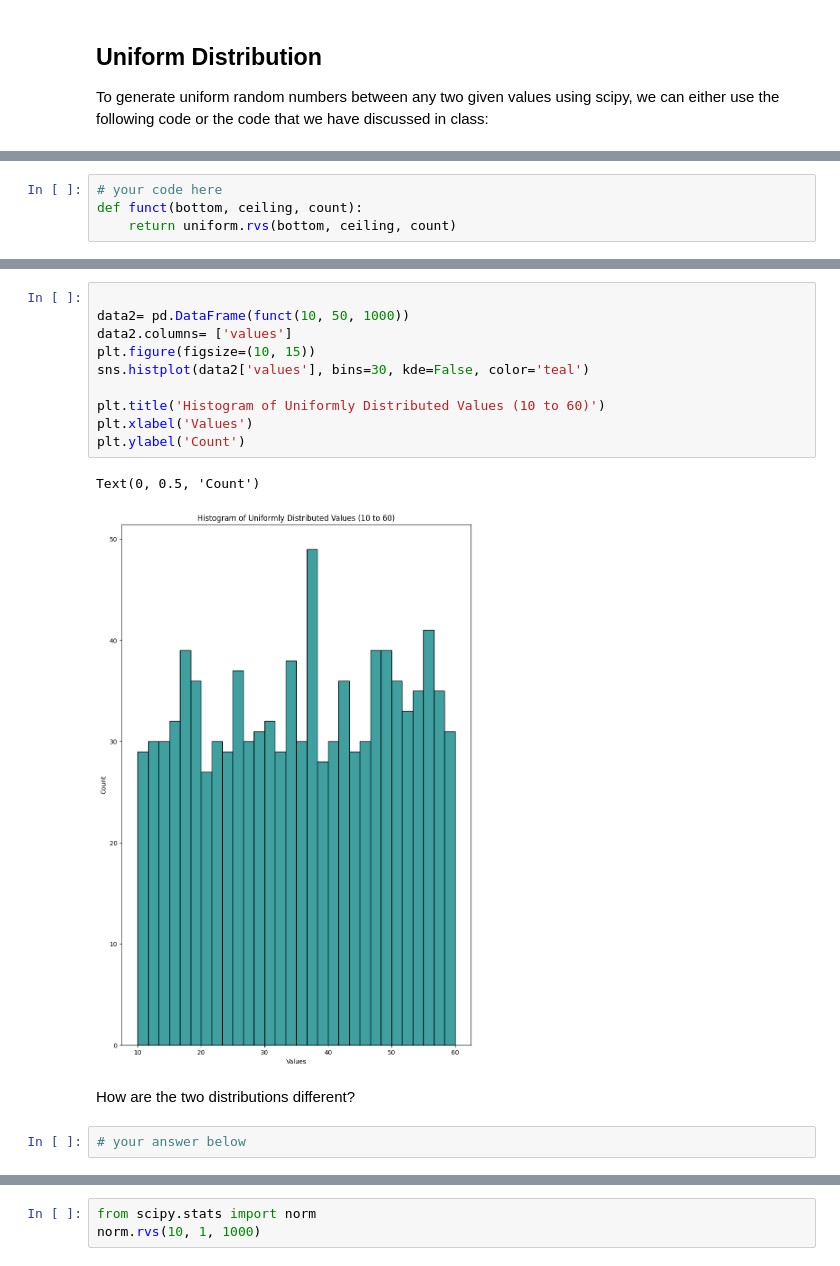
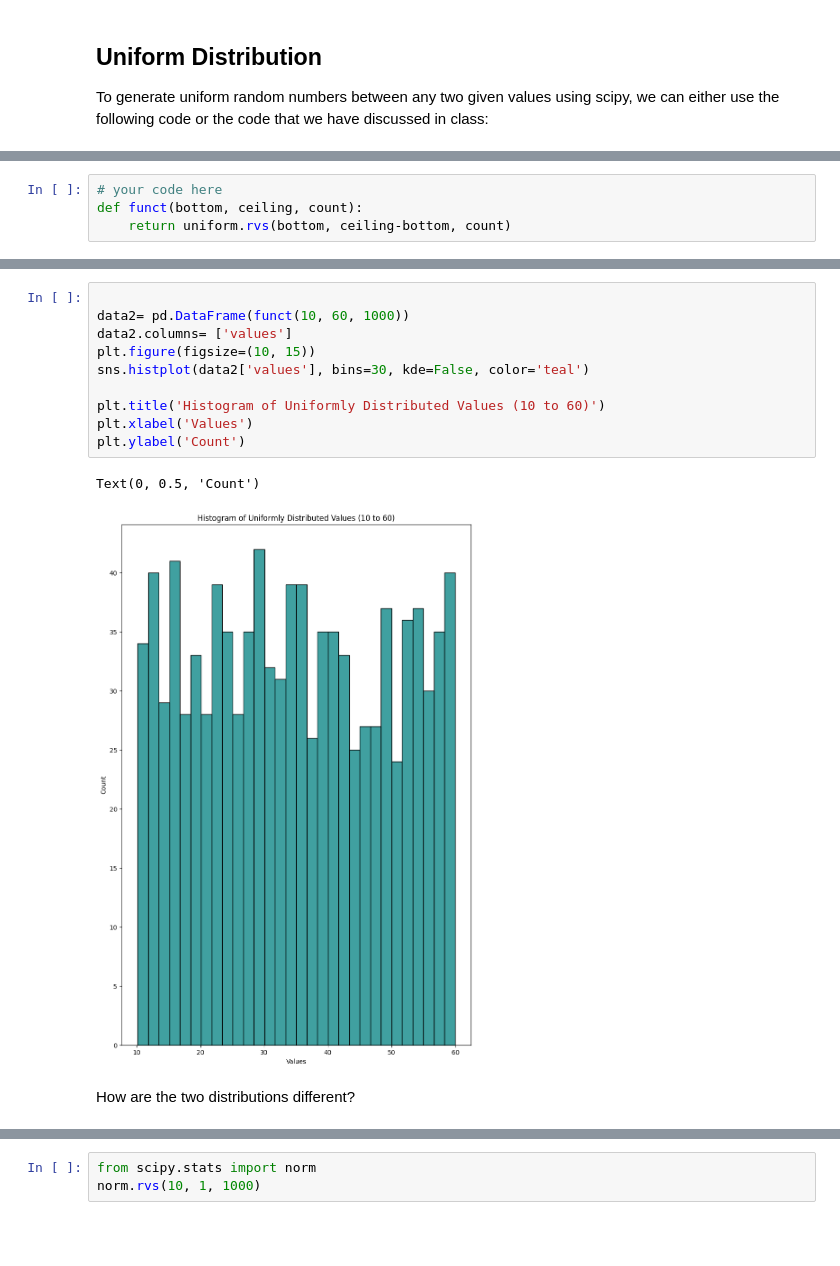
Before and after one commit to ironhack-labs/lab-continuous-probability-distributions-en, a Jupyter notebook: your-code/main.ipynb, the cells around one changed output, grey strips where cells are left out. Drawn from its saved outputs; the diff is of its cells as text; blank space fills up the shorter version.

```diff
--- a/your-code/main.ipynb
+++ b/your-code/main.ipynb
@@ -51,5 +51,5 @@ Your output should look like below:
 # %%
 # your code here
 def funct(bottom, ceiling, count):
-    return uniform.rvs(bottom, ceiling, count)
+    return uniform.rvs(bottom, ceiling-bottom, count)
 # %%
@@ -113,17 +113,15 @@ array([50.18108318, 34.07286703, 28.08703274, 33.85485892, 38.95559263,
 # %%
 
-data2= pd.DataFrame(funct(10, 50, 1000))
+data2= pd.DataFrame(funct(10, 60, 1000))
 data2.columns= ['values']
 plt.figure(figsize=(10, 15))
 sns.histplot(data2['values'], bins=30, kde=False, color='teal')
 
 plt.title('Histogram of Uniformly Distributed Values (10 to 60)')
 plt.xlabel('Values')
 plt.ylabel('Count')
 # %% [output]
 Text(0, 0.5, 'Count')
-[figure, old version]
+[figure, new version]
 # %% [markdown]
 How are the two distributions different?
-# %%
-# your answer below
```
Also changed, not shown: parts of 14 cells of this notebook.
